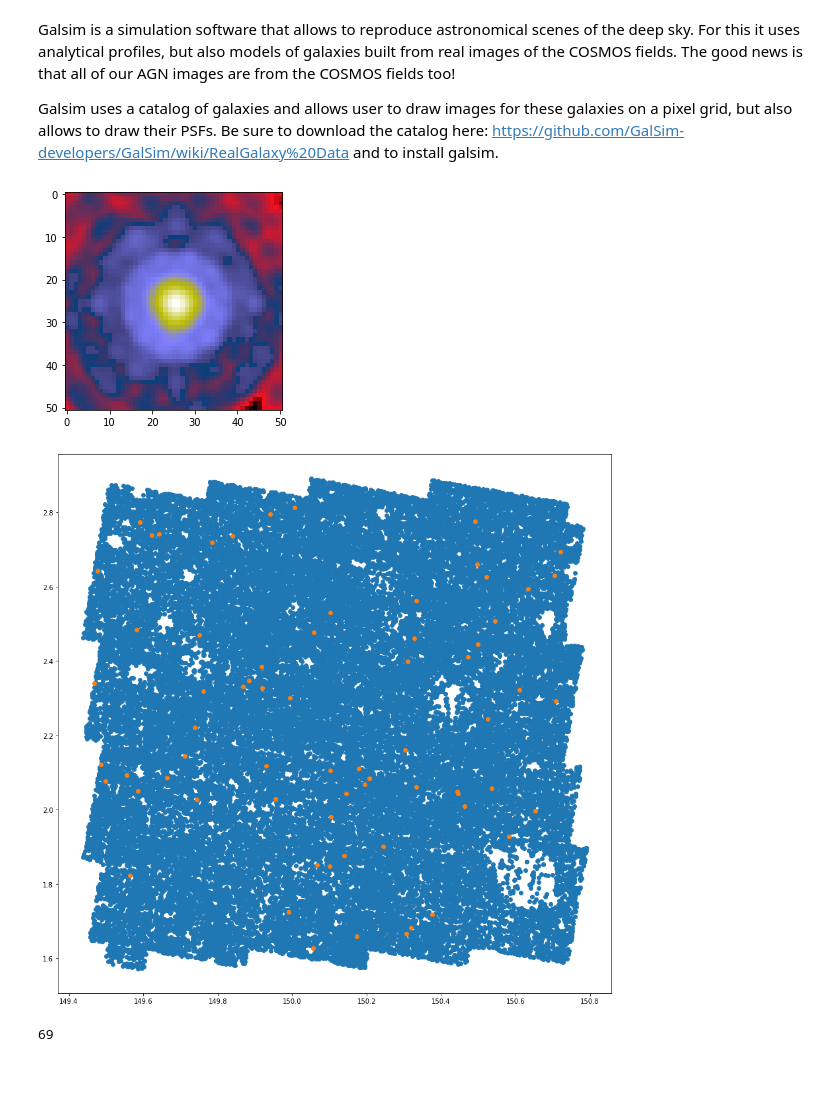
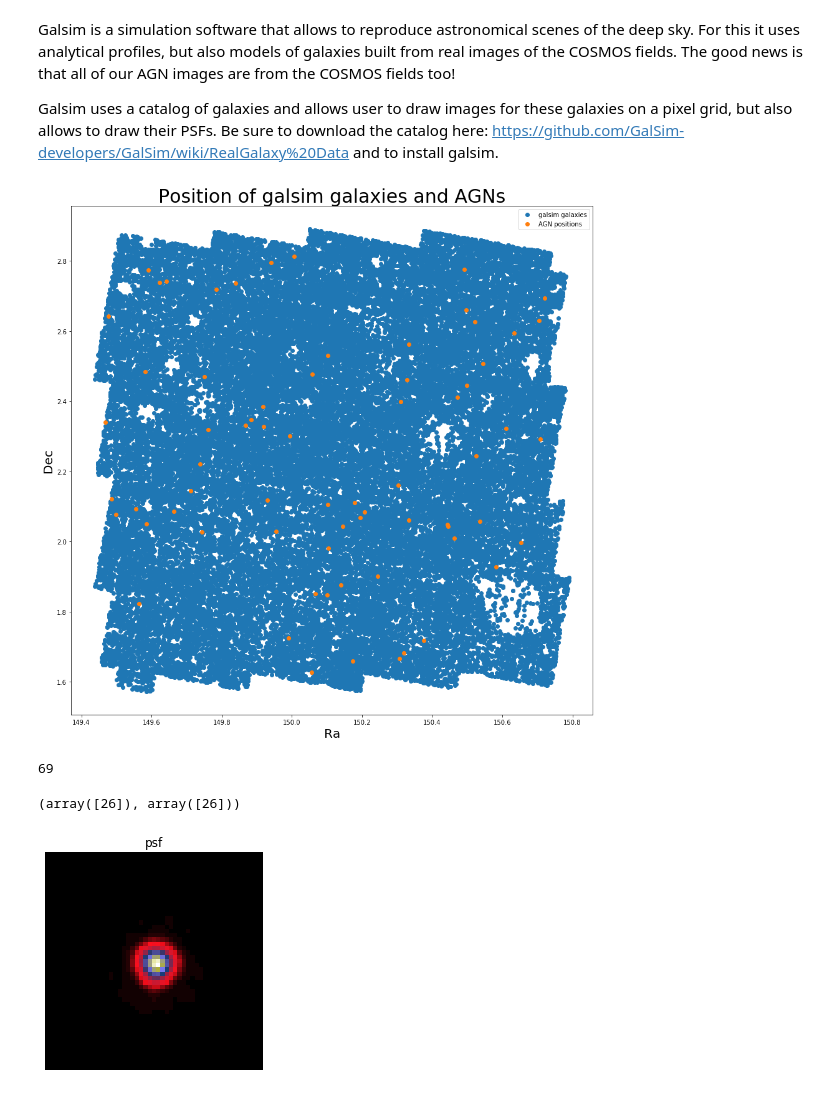
Before and after one commit to herjy/AGN_Deblending, a Jupyter notebook: Extract/get_coordinates.ipynb, the cells around one changed output. Cells and saved outputs as stored; diff of their text form; code cells hidden in the pictures.

```diff
--- a/Extract/get_coordinates.ipynb
+++ b/Extract/get_coordinates.ipynb
@@ -21,37 +35,51 @@ and to install galsim.
 # %%
-i=2 #Index of files start at 2
-ras = []
-decs = []
-#Stores ra and dec coordinates of HST AGNs
-for f in files:
-    ra, dec = f.split('_')[1:3]
-    if f.split('_')[-1] == 'sci.fits':
-        #print(ra, dec)
-        ras.append(np.float(ra))
-        decs.append(np.float(dec))
-        i+=1
-
 #Coordinates of all the galaxies in the galsim COSMOS sample
 gal_ra, gal_dec = [], []
 for g in galsim_cat:
     ra, dec = g[1], g[2]
     gal_ra.append(ra)
     gal_dec.append(dec)
 
-#How to extract the psf from a galsim galaxy (here, the first galaxy in the catalog)
-gal_cat = galsim.RealGalaxyCatalog(file_name=galsim_file)
-psf = gal_cat.getPSF(0).drawImage(nx=51, ny=51, scale=0.03, method='real_space', use_true_center=True)
-#Image of the PSF
-plt.imshow(np.log10(psf.array), cmap = 'gist_stern')
-plt.show()
-
 #Positions of AGN and galsim sources
 plt.figure(figsize = (15,15))
-plt.plot(np.array(gal_ra), np.array(gal_dec), 'o')
-plt.plot(np.array(ras), np.array(decs), 'o')
+plt.title('Position of galsim galaxies and AGNs', fontsize = '30')
+plt.plot(np.array(gal_ra), np.array(gal_dec), 'o', label = 'galsim galaxies')
+plt.plot(np.array(ras), np.array(decs), 'o', label = 'AGN positions')
+plt.xlabel('Ra', fontsize = 20)
+plt.ylabel('Dec', fontsize = 20)
+plt.legend()
 plt.show()
 print(i-2)
 # %% [output]
-[figure, old version]
+[figure, new version]
-[figure, removed]
 69
+# %%
+def galsim_psf_picker(index, catalog):
+    """ A function that extract the psf of a galsim galaxy
+
+    Paramters
+    ---------
+    index: int
+        index of the galsim galaxy for which we want to extract the psf
+    catalog: list
+        list of galsim object from a galsim catalog
+    returns
+    -------
+    psf: array
+        image of the psf for galsim image at index `index`
+    """
+    gal_cat = galsim.RealGalaxyCatalog(file_name=catalog)
+    psf = gal_cat.getPSF(index).drawImage(nx=51, ny=51, scale=0.03, method='real_space', use_true_center=True)
+    return psf.array
+
+# Example of how the psf picker works:
+# Show the psf for the first galaxy in the galsim catalog:
+psf0 = galsim_psf_picker(0, galsim_file)
+print(np.where(psf0 == np.max(psf0)))
+plt.title('psf')
+plt.imshow(psf0, cmap = 'gist_stern')#Use np.log10(psf0) to reveal seemingly hidden features.
+plt.axis('off') #Remove the indexation of the x and y axes
+plt.show()
+# %% [output]
+(array([26]), array([26]))
+[figure, added]
```
Also changed, not shown: parts of 4 cells of this notebook.
